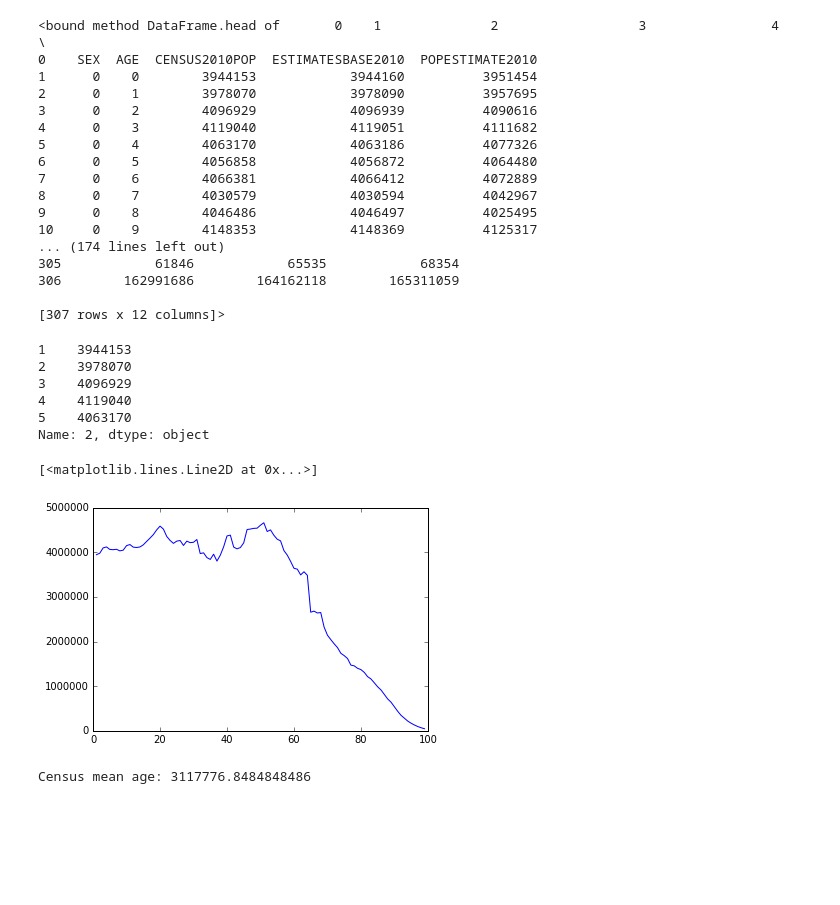
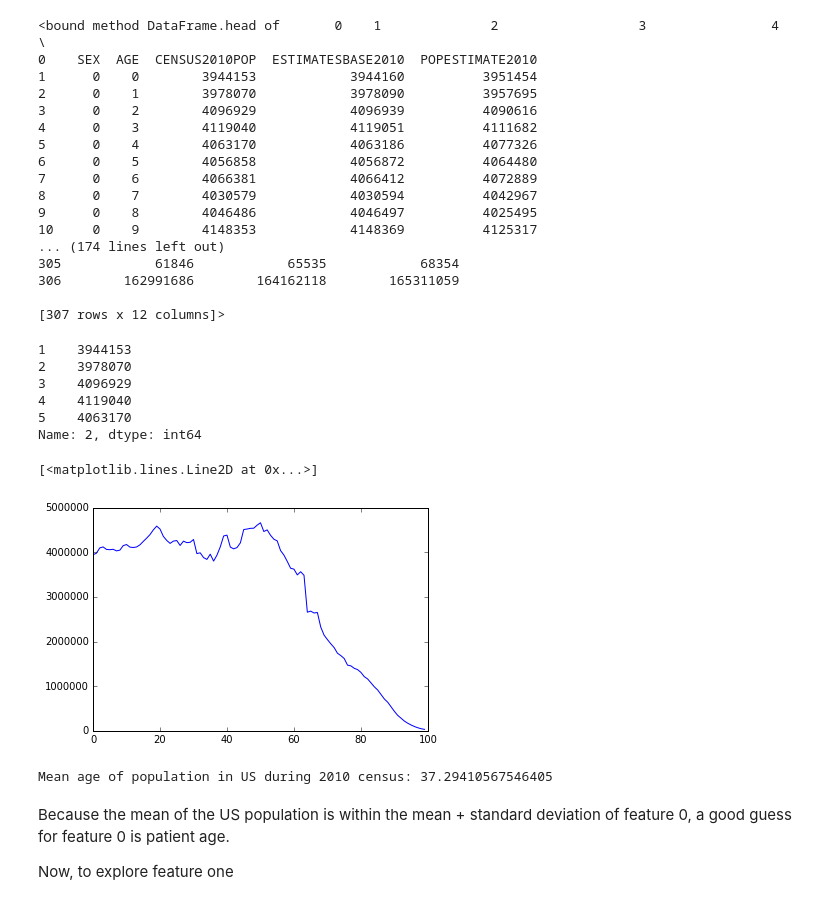
Before and after one commit to danieldiamont/DataScienceLab, a Jupyter notebook: Lab_1_dd28977.ipynb, the cells around one changed output. Cells and saved outputs as stored; diff of their text form; code cells hidden in the pictures; blank space fills up the shorter version.

```diff
--- a/Lab_1_dd28977.ipynb
+++ b/Lab_1_dd28977.ipynb
@@ -216,7 +233,8 @@ us_census_data.head
 [307 rows x 12 columns]>
 # %%
 # plot number of people vs. age for last full census done in 2010
-us_census_data_short = us_census_data[2].iloc[1:100] #make no distinction among sex
+us_census_data_short = us_census_data[2].iloc[1:101] #make no distinction among sex
+us_census_data_short = us_census_data_short.astype('int64')
 us_census_data_short.head()
 # %% [output]
 1    3944153
@@ -224,18 +242,36 @@ us_census_data_short.head()
 3    4096929
 4    4119040
 5    4063170
-Name: 2, dtype: object
+Name: 2, dtype: int64
-# %%
-plt.plot(us_census_data_short)
-# %% [output]
-[<matplotlib.lines.Line2D at 0x...>]
-[figure, removed]
-# %%
-# calculate mean and std deviation
-# print(us_census_data_short)
-us_census_data_short = us_census_data_short.astype('int64')
-# us_census_data_short.head()
-print("Census mean age: " + str(us_census_data_short.mean())) #wrong mean
-# census_std = us_census_data_short.std()
-# %% [output]
-Census mean age: 3117776.8484848486
+# %%
+# plot # of people at each age
+
+age = np.arange(100)
+plt.plot(age,us_census_data_short)
+# %% [output]
+[<matplotlib.lines.Line2D at 0x...>]
+[figure, added]
+# %%
+# calculate mean age
+total_pop = us_census_data[2][102]
+total_pop
+sum = np.zeros(100)
+var = np.zeros(100)
+
+short_np = us_census_data_short.values
+short_np = short_np/float(total_pop) # turn frequency into probability masses
+
+# short_np[5]
+# us_census_data_short[5]*age[5]
+for i in range(100):
+    sum[i] = (short_np[i]*i)
+
+mean_age = np.sum(sum)
+
+print("Mean age of population in US during 2010 census: " + str(mean_age))
+# %% [output]
+Mean age of population in US during 2010 census: 37.29410567546405
+# %% [markdown]
+Because the mean of the US population is within the mean + standard deviation of feature 0, a good guess for feature 0 is patient age.
+
+Now, to explore feature one
```
Also changed, not shown: parts of 3 cells of this notebook, 2 other files.
